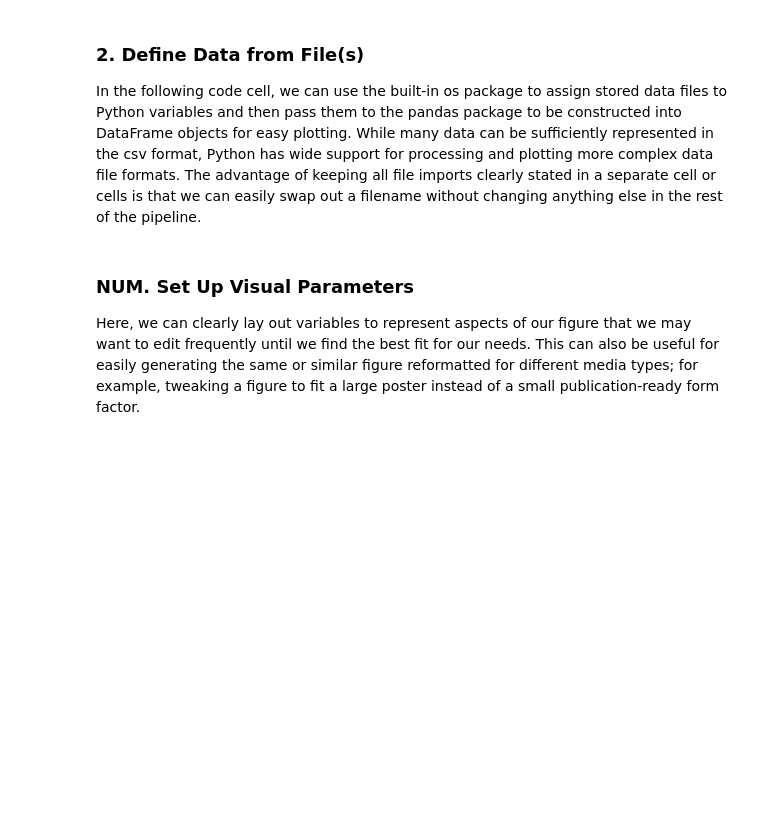
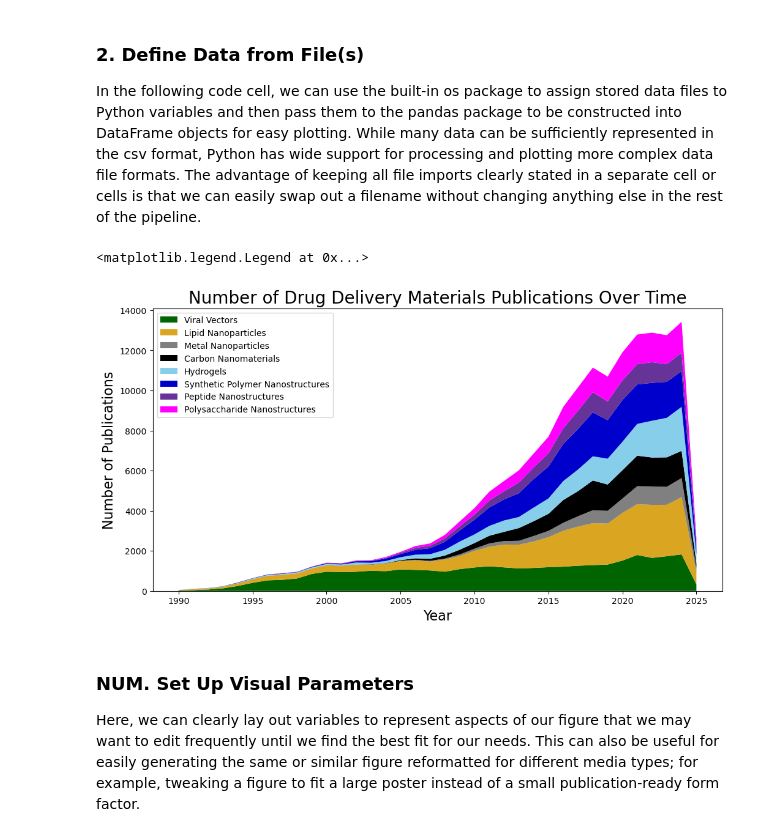
Before and after one commit to jkantorow/nucommlab-datavis-workshop, a Jupyter notebook: demo/datavis_demo.ipynb, the cells around one changed output. Saved outputs shown, nothing was run; the diff lists cells and outputs as text; code cells hidden in the pictures; blank space fills up the shorter version.

Commit message:
added pub trend plot example

```diff
--- a/demo/datavis_demo.ipynb
+++ b/demo/datavis_demo.ipynb
@@ -20,6 +21,8 @@ import os
 
 In the following code cell, we can use the built-in os package to assign stored data files to Python variables and then pass them to the pandas package to be constructed into DataFrame objects for easy plotting. While many data can be sufficiently represented in the csv format, Python has wide support for processing and plotting more complex data file formats. The advantage of keeping all file imports clearly stated in a separate cell or cells is that we can easily swap out a filename without changing anything else in the rest of the pipeline.
 # %%
+# Note: I think I want to split this into separate cells for each example to better organize all this.
+
 '''
 First, we can use the os.path.abspath() and os.path.join() methods to tell Python where our data is located:
 '''
@@ -47,10 +50,42 @@ triple_hmap_file_3 = os.path.join(data_dir, 'triple_hmap_data_3.csv')
 Finally, we use the .read_csv() method from the pandas package to create DataFrame (df) object instances for each of these files:
 '''
 
-pub_trend_df = pd.read_csv(pub_trend_file)
+pub_trend_df = pd.read_csv(pub_trend_file, index_col=0)
 
 single_hmap_df = pd.read_csv(single_hmap_file)
 
 triple_hmap_df_1 = pd.read_csv(triple_hmap_file_1, index_col=0)
 triple_hmap_df_2 = pd.read_csv(triple_hmap_file_2, index_col=0)
 triple_hmap_df_3 = pd.read_csv(triple_hmap_file_3, index_col=0)
+# %%
+# Note: Need to organize this better.
+
+pub_trend_title = 'Number of Drug Delivery Materials Publications Over Time'
+pub_trend_x_label = 'Year'
+pub_trend_y_label = 'Number of Publications'
+
+color_dict = {
+    'Viral Vectors':'darkgreen',
+    'Lipid Nanoparticles':'goldenrod',
+    'Metal Nanoparticles':'grey',
+    'Carbon Nanomaterials':'black',
+    'Hydrogels':'skyblue',
+    'Synthetic Polymer Nanostructures':'mediumblue',
+    'Peptide Nanostructures':'rebeccapurple',
+    'Polysaccharide Nanostructures':'magenta'
+}
+
+colors = [color_dict[col] for col in pub_trend_df.columns]
+patches = [Patch(facecolor=color_dict[col]) for col in pub_trend_df.columns]
+
+plt.figure(figsize=(12,6))
+plt.stackplot(pub_trend_df.index,
+              *pub_trend_df.T.values,
+              colors=colors)
+plt.title(pub_trend_title, fontsize=20)
+plt.xlabel(pub_trend_x_label, fontsize=16)
+plt.ylabel(pub_trend_y_label, fontsize=16)
+plt.legend(patches, pub_trend_df.columns, loc='upper left')
+# %% [output]
+<matplotlib.legend.Legend at 0x...>
+[figure, added]
```
Also changed, not shown: parts of 2 cells of this notebook.
